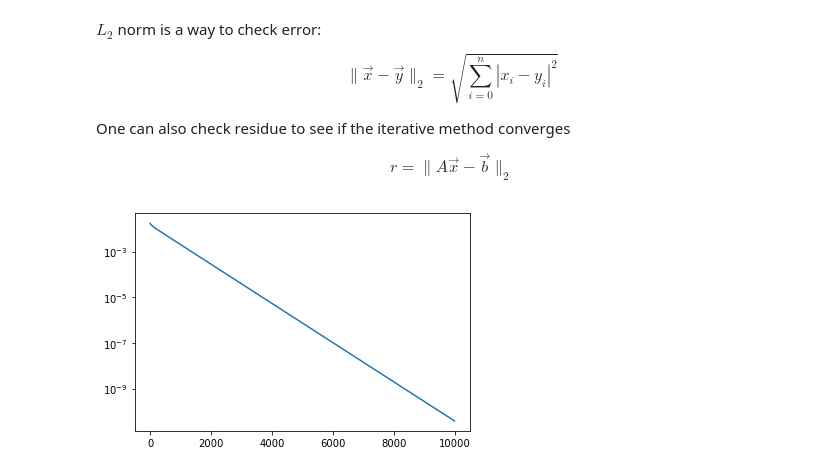
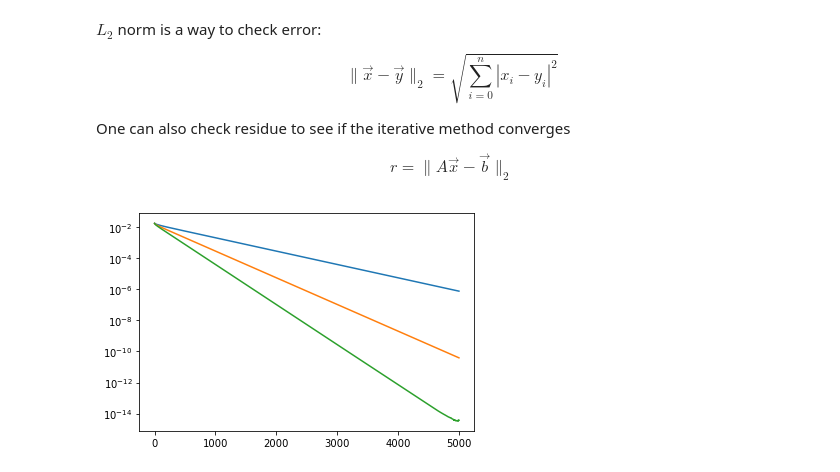
Before and after one commit to huiprobable/MATH473F22CSULB, a Jupyter notebook: Lectures/Lec07_IterativeMethod.ipynb, the cells around one changed output. Saved outputs shown, nothing was run; the diff lists cells and outputs as text; code cells hidden in the pictures.

```diff
--- a/Lectures/Lec07_IterativeMethod.ipynb
+++ b/Lectures/Lec07_IterativeMethod.ipynb
@@ -99,3 +133,20 @@ def GS1(A, b, num_iter):
+# %%
+def OSR(A, b, num_iter, omega=1.5):
+    x = np.zeros_like(b)
+    rows, cols = A.shape
+    D = A.diagonal()
+    U = triu(A,k=1).tocsr()
+    L = tril(A,k=0).tocsc()
+    Linv = inv(L)
+    print(type(A), type(U), type(Linv))
+    print(A.nnz, U.nnz, Linv.nnz)
+    res = np.zeros(num_iter)
+    for k in range(num_iter):
+        tmp = b-U@x
+        xGS = Linv@tmp
+        x = omega*xGS + (1-omega)*x
+        res[k] = np.linalg.norm(b-A@x,2)
+    return x, res
 # %%
 import time
 A, b = formingLinearSystem(n, g)
@@ -144,11 +195,11 @@ print(type(As))
 import time
 A, b = formingLinearSystem(n, g)
 t1 = time.time()
-x_j, r_j = Jacobi3(As, bs, 10000)
+x_j, r_j = Jacobi3(As, bs, 5000)
 t2 = time.time()
 print(t2-t1)
 t1 = time.time()
-x_gs, r_gs = GS1(A, b, 10000)
+x_osr, r_osr = OSR(As, bs, 5000)
 t2 = time.time()
 print(t2-t1)
 # %% [output]
@@ -173,7 +226,9 @@ One can also check residue to see if the iterative method converges
 
 $$r = \|A\vec{x}-\vec{b}\|_2$$
 # %%
-plt.plot(r)
+plt.plot(r_j)
+plt.plot(r_gs)
+plt.plot(r_osr)
 plt.yscale("log")
 # %% [output]
-[figure, old version]
+[figure, new version]
```
Also changed, not shown: parts of 5 cells of this notebook.
